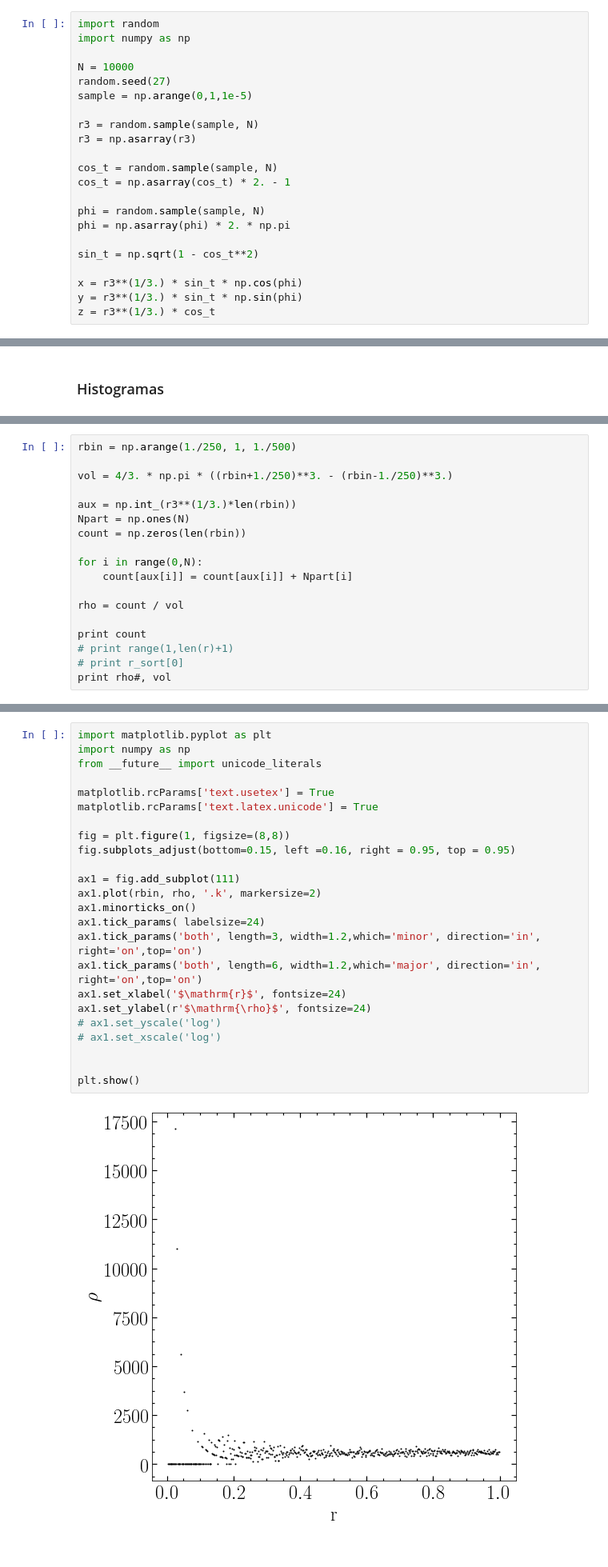
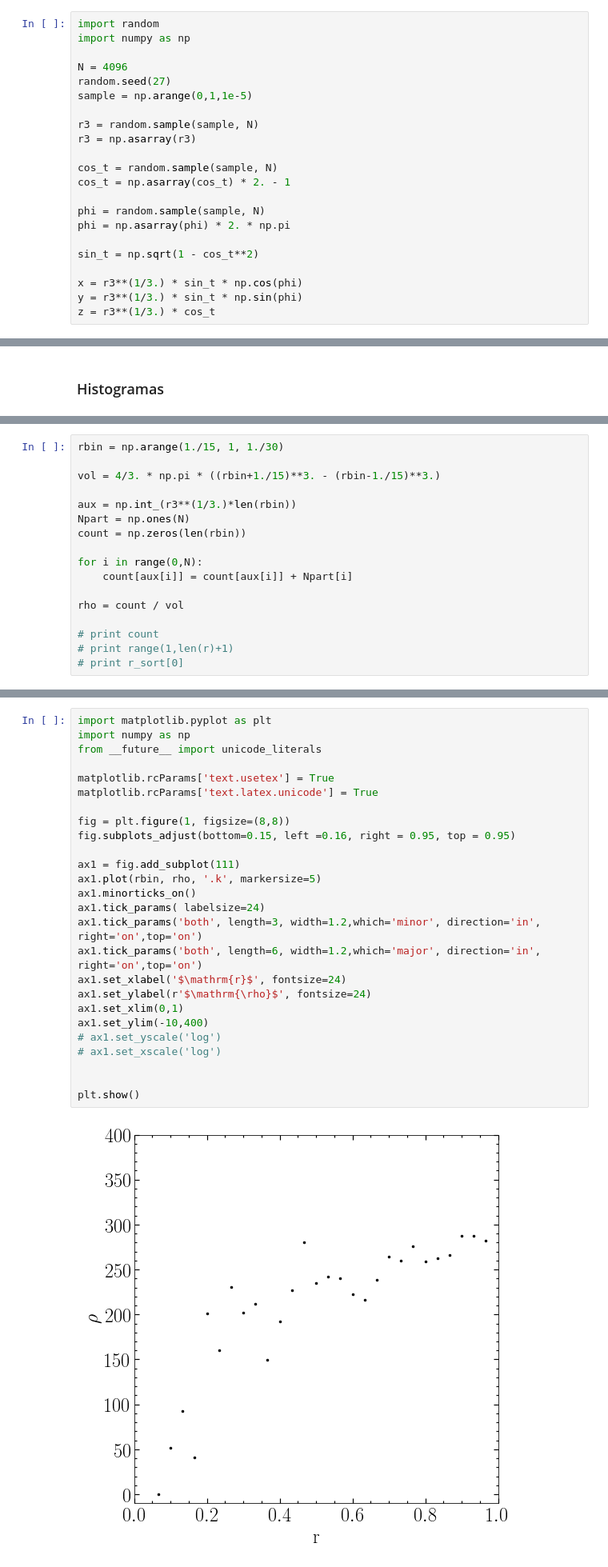
Before and after one commit to ornemarioni/mn2, a Jupyter notebook: Capitulo4.ipynb, the cells around one changed output, grey strips where cells are left out. Shown at 80% size. Saved outputs shown, nothing was run; the diff lists cells and outputs as text.

```diff
--- a/Capitulo4.ipynb
+++ b/Capitulo4.ipynb
@@ -99,7 +99,7 @@ plt.show()
 import random
 import numpy as np
 
-N = 10000
+N = 4096
 random.seed(27)
 sample = np.arange(0,1,1e-5)
 
@@ -225,7 +229,7 @@ plt.show()
 # %%
-rbin = np.arange(1./250, 1, 1./500)
+rbin = np.arange(1./15, 1, 1./30)
 
-vol = 4/3. * np.pi * ((rbin+1./250)**3. - (rbin-1./250)**3.)
+vol = 4/3. * np.pi * ((rbin+1./15)**3. - (rbin-1./15)**3.)
 
 aux = np.int_(r3**(1/3.)*len(rbin))
 Npart = np.ones(N)
@@ -236,7 +240,6 @@ for i in range(0,N):
 
 rho = count / vol
 
-print count
+# print count
 # print range(1,len(r)+1)
 # print r_sort[0]
-print rho#, vol
@@ -261,29 +246,31 @@ print rho#, vol
 # %%
 import matplotlib.pyplot as plt
 import numpy as np
 from __future__ import unicode_literals
 
 matplotlib.rcParams['text.usetex'] = True
 matplotlib.rcParams['text.latex.unicode'] = True
 
 fig = plt.figure(1, figsize=(8,8))
 fig.subplots_adjust(bottom=0.15, left =0.16, right = 0.95, top = 0.95)
 
 ax1 = fig.add_subplot(111)
-ax1.plot(rbin, rho, '.k', markersize=2)
+ax1.plot(rbin, rho, '.k', markersize=5)
 ax1.minorticks_on()
 ax1.tick_params( labelsize=24)
 ax1.tick_params('both', length=3, width=1.2,which='minor', direction='in', right='on',top='on')
 ax1.tick_params('both', length=6, width=1.2,which='major', direction='in', right='on',top='on')
 ax1.set_xlabel('$\mathrm{r}$', fontsize=24)
 ax1.set_ylabel(r'$\mathrm{\rho}$', fontsize=24)
+ax1.set_xlim(0,1)
+ax1.set_ylim(-10,400)
 # ax1.set_yscale('log')
 # ax1.set_xscale('log')
 
 
 plt.show()
 # %% [output]
-[figure, old version]
+[figure, new version]
 # %% [markdown]
 ### Distribucion en una esfera de radio 1 que decae como $1/r^2$
 # %%
```
Also changed, not shown: parts of 11 cells of this notebook.
